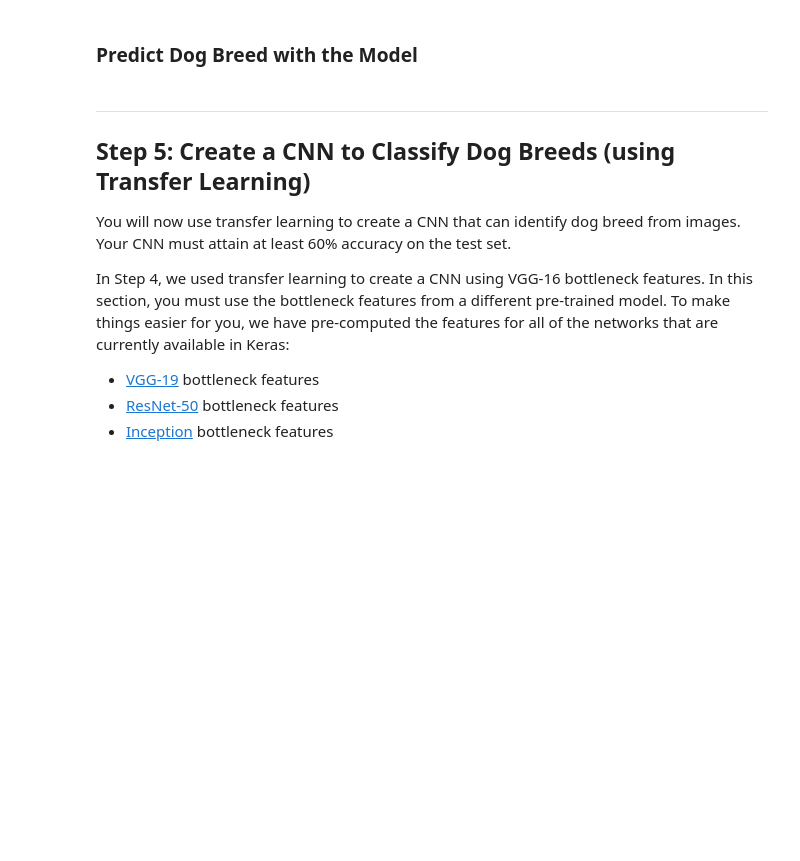
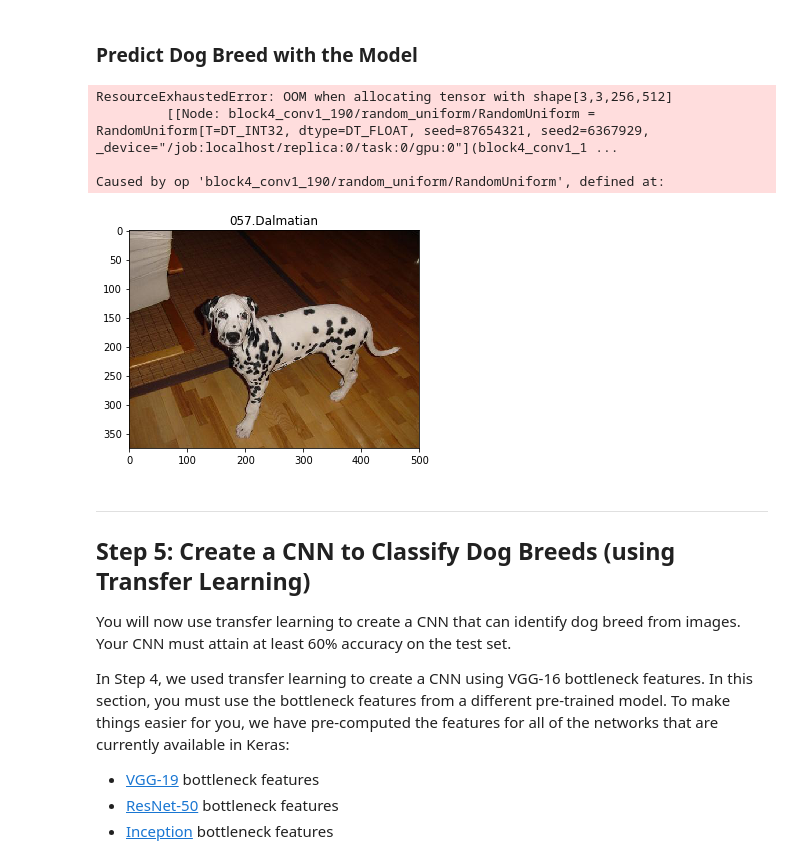
Before and after one commit to m00nd00r/Dog-Breed-App, a Jupyter notebook: dog_app.ipynb, the cells around one changed output. Drawn from its saved outputs; the diff is of its cells as text; code cells hidden in the pictures; blank space fills up the shorter version.

```diff
--- a/dog_app.ipynb
+++ b/dog_app.ipynb
@@ -100,6 +89,0 @@ There are 836 test dog images.
-# %%
-ix = [i for i,s in enumerate(test_files) if 'Thumbs.db' in s or 'desktop.ini' in s]
-test_files = np.delete(test_files, ix, 0)
-test_targets = np.delete(test_targets, ix, 0)
-
-print(len(test_files),len(test_targets))
@@ -738,6 +764,22 @@ def VGG16_predict_breed(img_path):
     predicted_vector = VGG16_model.predict(bottleneck_feature)
     # return dog breed that is predicted by the model
     return dog_names[np.argmax(predicted_vector)]
+# %%
+VGG16_predict_breed(test_files[0])
+# %% [output]
+ResourceExhaustedError: OOM when allocating tensor with shape[3,3,256,512]
+         [[Node: block4_conv1_190/random_uniform/RandomUniform = RandomUniform[T=DT_INT32, dtype=DT_FLOAT, seed=87654321, seed2=6367929, _device="/job:localhost/replica:0/task:0/gpu:0"](block4_conv1_1 ...
+
+Caused by op 'block4_conv1_190/random_uniform/RandomUniform', defined at:
+# %%
+img = cv2.imread(test_files[0])
+cv_rgb = cv2.cvtColor(img, cv2.COLOR_BGR2RGB)
+title = test_files[0].rsplit('/',2)[1]
+plt.title(title)
+plt.imshow(cv_rgb)
+plt.show()
+# %% [output]
+[figure, added]
 # %% [markdown]
 ---
 <a id='step5'></a>
```
Also changed, not shown: parts of 17 cells of this notebook.
